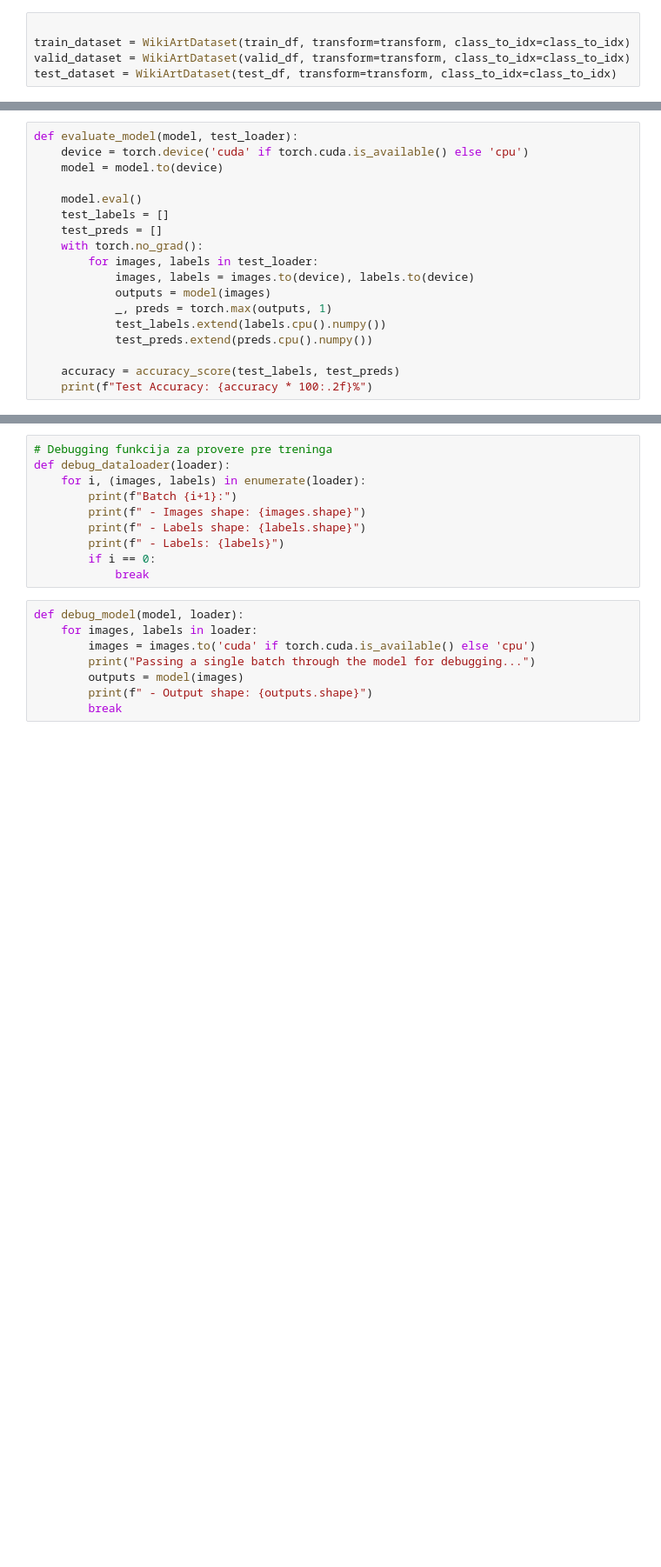
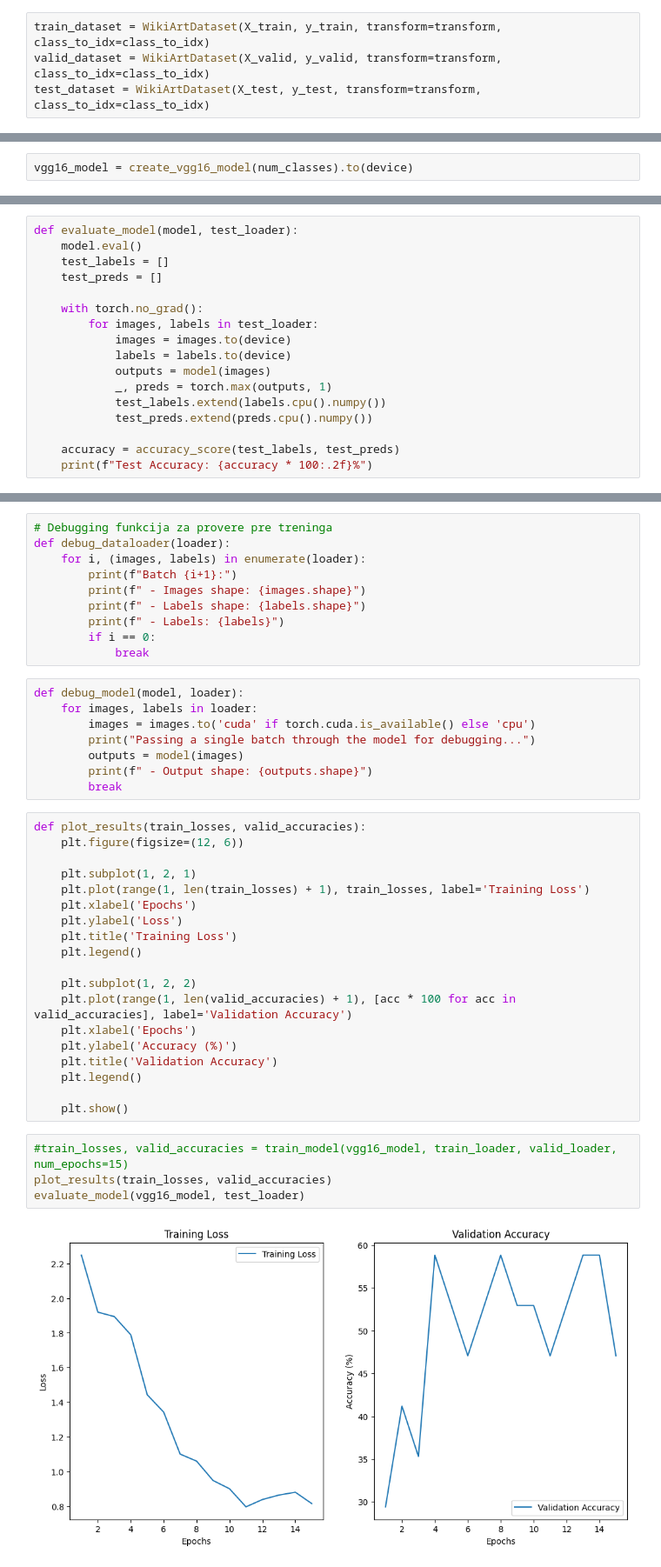
Before and after one commit to aletrailo/ml_matf, a Jupyter notebook: Sara.ipynb, the cells around one changed output, grey strips where cells are left out. Shown at 87% size. Drawn from its saved outputs; the diff is of its cells as text; blank space fills up the shorter version.

```diff
--- a/Sara.ipynb
+++ b/Sara.ipynb
@@ -63,7 +152,6 @@ classes = train_df['genre'].unique()
 num_classes = len(classes)
 class_to_idx = {cls: idx for idx, cls in enumerate(classes)}
 # %%
-
-train_dataset = WikiArtDataset(train_df, transform=transform, class_to_idx=class_to_idx)
-valid_dataset = WikiArtDataset(valid_df, transform=transform, class_to_idx=class_to_idx)
-test_dataset = WikiArtDataset(test_df, transform=transform, class_to_idx=class_to_idx)
+train_dataset = WikiArtDataset(X_train, y_train, transform=transform, class_to_idx=class_to_idx)
+valid_dataset = WikiArtDataset(X_valid, y_valid, transform=transform, class_to_idx=class_to_idx)
+test_dataset = WikiArtDataset(X_test, y_test, transform=transform, class_to_idx=class_to_idx)
@@ -78,6 +170,8 @@ def create_vgg16_model(num_classes):
     model = models.vgg16(pretrained=True)
     model.classifier[6] = nn.Linear(in_features=4096, out_features=num_classes)
     return model
+# %%
+vgg16_model = create_vgg16_model(num_classes).to(device)
 # %%
 # Definišite model AlexNet
 def create_alexnet_model(num_classes):
@@ -143,15 +237,14 @@ def train_model(model, train_loader, valid_loader, num_epochs=15, learning_rate=
     return train_losses, valid_accuracies
 # %%
 def evaluate_model(model, test_loader):
-    device = torch.device('cuda' if torch.cuda.is_available() else 'cpu')
-    model = model.to(device)
-
     model.eval()
     test_labels = []
     test_preds = []
+
     with torch.no_grad():
         for images, labels in test_loader:
-            images, labels = images.to(device), labels.to(device)
+            images = images.to(device)
+            labels = labels.to(device)
             outputs = model(images)
             _, preds = torch.max(outputs, 1)
             test_labels.extend(labels.cpu().numpy())
@@ -188,3 +270,28 @@ def debug_model(model, loader):
         outputs = model(images)
         print(f" - Output shape: {outputs.shape}")
         break
+# %%
+def plot_results(train_losses, valid_accuracies):
+    plt.figure(figsize=(12, 6))
+
+    plt.subplot(1, 2, 1)
+    plt.plot(range(1, len(train_losses) + 1), train_losses, label='Training Loss')
+    plt.xlabel('Epochs')
+    plt.ylabel('Loss')
+    plt.title('Training Loss')
+    plt.legend()
+
+    plt.subplot(1, 2, 2)
+    plt.plot(range(1, len(valid_accuracies) + 1), [acc * 100 for acc in valid_accuracies], label='Validation Accuracy')
+    plt.xlabel('Epochs')
+    plt.ylabel('Accuracy (%)')
+    plt.title('Validation Accuracy')
+    plt.legend()
+
+    plt.show()
+# %%
+#train_losses, valid_accuracies = train_model(vgg16_model, train_loader, valid_loader, num_epochs=15)
+plot_results(train_losses, valid_accuracies)
+evaluate_model(vgg16_model, test_loader)
+# %% [output]
+[figure, added]
```
Also changed, not shown: parts of 19 cells of this notebook.
